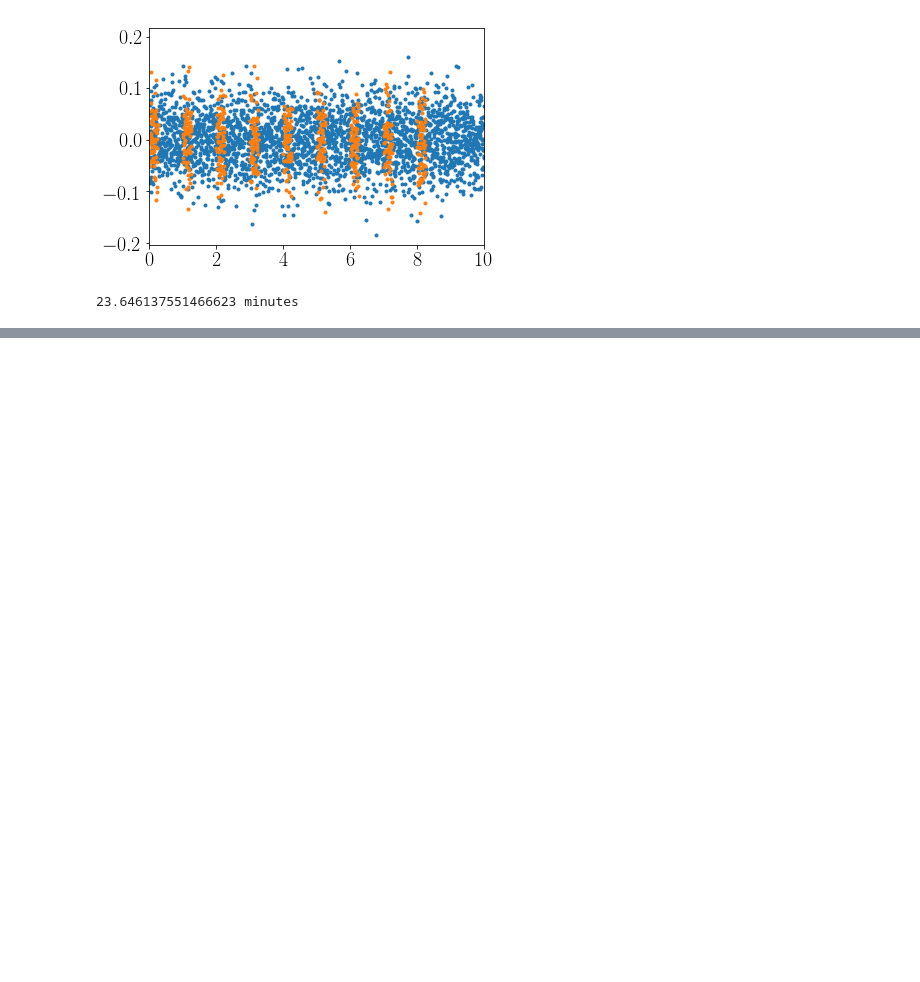
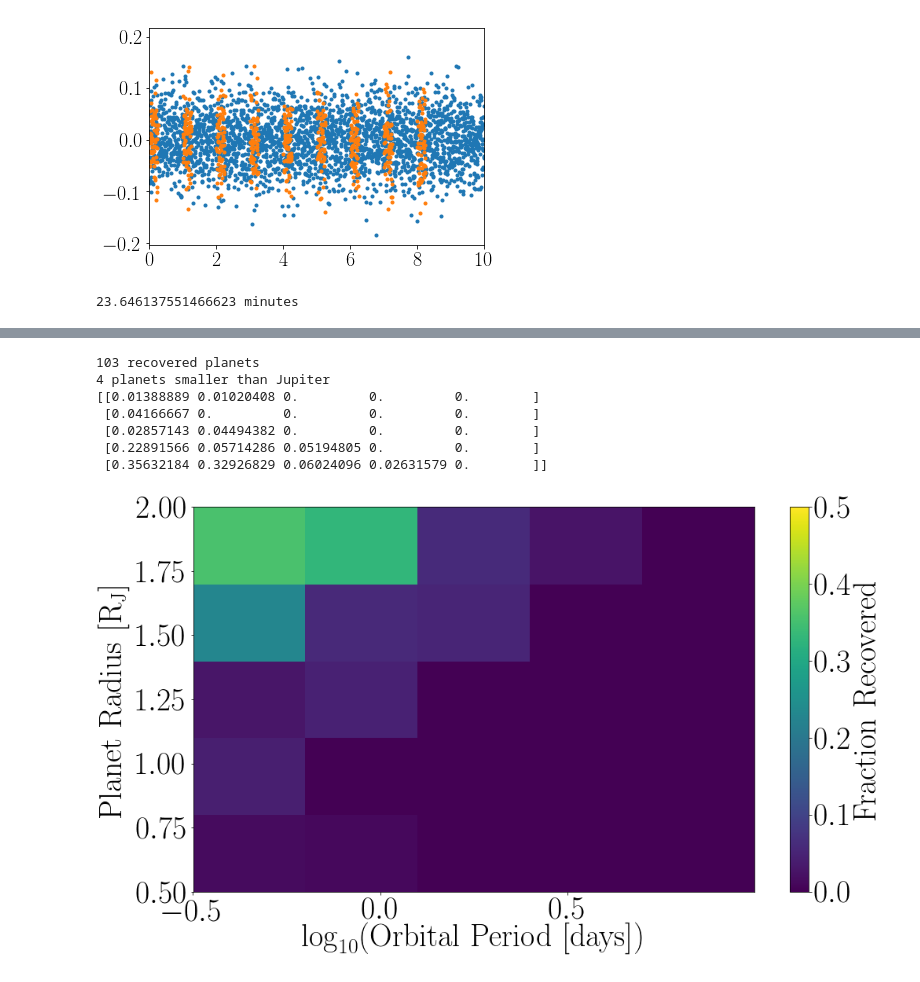
Before and after one commit to RuthAngus/extragalactic-exoplanets, a Jupyter notebook: MC_planets.ipynb, the cells around one changed output, grey strips where cells are left out. Saved outputs shown, nothing was run; the diff lists cells and outputs as text; code cells hidden in the pictures; blank space fills up the shorter version.

```diff
--- a/MC_planets.ipynb
+++ b/MC_planets.ipynb
@@ -178,0 +179,28 @@ print(H_5min.T)
+# %%
+def make_plot_planets(recovered, tces, porbs, radii):
+
+    success = abs(porbs - recovered)/porbs
+    success_m = success < .05
+    success_m &= tces == 1
+    recovered_p, recovered_r = porbs[success_m], radii[success_m]
+    print(len(recovered_p), "recovered planets")
+    print(len(recovered_r[recovered_r/rjup < 1.]), "planets smaller than Jupiter")
+
+    H_true, xedges, yedges = np.histogram2d(np.log10(porbs), radii/rjup, bins=5)
+    H_recovered, _, _ = np.histogram2d(np.log10(recovered_p), recovered_r/rjup, bins=(xedges, yedges))
+    H = H_recovered/H_true
+    X, Y = np.meshgrid(xedges, yedges)
+
+    plt.figure(figsize=(16, 9))
+    plt.pcolormesh(X, Y, H.T, vmin=0., vmax=.5)
+    plt.xlabel("$\log_{10}(\mathrm{Orbital~Period~[days]})$")
+    plt.ylabel("$\mathrm{Planet~Radius~[R_J]}$")
+    plt.colorbar(label="$\mathrm{Fraction~Recovered}$")
+    plt.savefig("completeness_planets.pdf")
+    plt.savefig("completeness_planets.eps")
+    return H
+# %%
+N = 2000
+porbs = 10**(np.random.uniform(-.5, 1, N))
+radii = np.random.uniform(.5, 2, N)*rjup
+durations = np.linspace(0.05, 0.2, 10)  # days
@@ -178,0 +215,12 @@ print(H_5min.T)
+# %%
+H_5min_planets = make_plot_planets(recovered_planets, tces_planets, porbs, radii)
+print(H_5min_planets.T)
+# %% [output]
+103 recovered planets
+4 planets smaller than Jupiter
+[[0.01388889 0.01020408 0.         0.         0.        ]
+ [0.04166667 0.         0.         0.         0.        ]
+ [0.02857143 0.04494382 0.         0.         0.        ]
+ [0.22891566 0.05714286 0.05194805 0.         0.        ]
+ [0.35632184 0.32926829 0.06024096 0.02631579 0.        ]]
+[figure, added]
```
Also changed, not shown: parts of 3 cells of this notebook.
